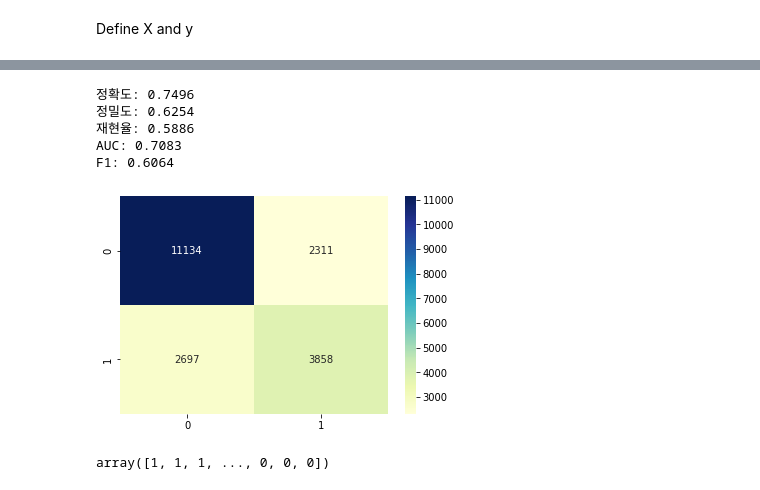
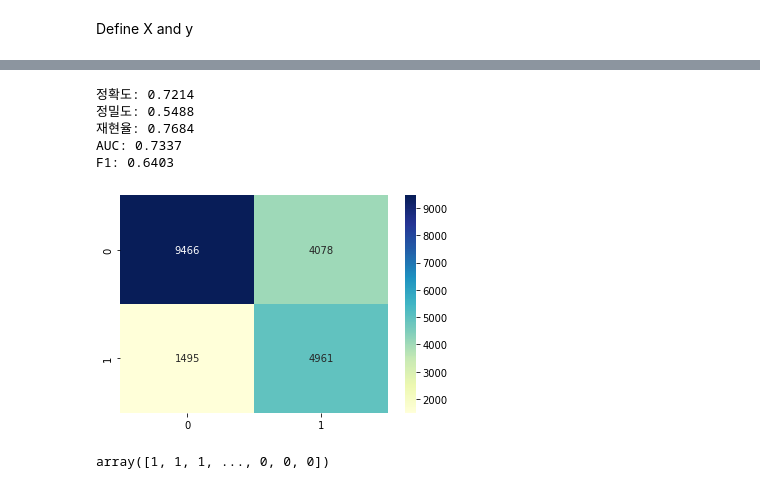
Before and after one commit to DaeYeongMonster/default-prediction, a Jupyter notebook: models/lightgbm1.ipynb, the cells around one changed output, grey strips where cells are left out. Cells and saved outputs as stored; diff of their text form; code cells hidden in the pictures.

Commit message:
lightgbm with RandomizedSearchCV - 2

```diff
--- a/models/lightgbm1.ipynb
+++ b/models/lightgbm1.ipynb
@@ -63,0 +180,8 @@ y_pred = lgbm.predict(X_valid)
+# %%
+from lightgbm import LGBMClassifier
+from sklearn.model_selection import RandomizedSearchCV, GridSearchCV
+lgbm = LGBMClassifier()
+
+clf = RandomizedSearchCV(lgbm,param_test, scoring='f1_macro',n_iter=100 )
+# %%
+clf.fit(X_train, y_train) # _ = gs.fit(X_train, y_train, **fit_params)
@@ -64,5 +225,7 @@ y_pred = lgbm.predict(X_valid)
+# %%
+y_pred = clf.predict(X_valid)
 # %%
 # y_valid가 1일 확률 출력
-y_pred_prob = lgbm.predict_proba(X_valid)
+y_pred_prob = clf.predict_proba(X_valid)
 y_pred_prob[:,1]
 # %% [output]
@@ -98,13 +263,13 @@ F1: 0.5596
 # %%
 # threshold 변경 및 성능 확인
-get_clf_eval(y_valid, y_pred_prob[:,1]>0.42)
+get_clf_eval(y_valid, y_pred_prob[:,1]>0.29)
 # %% [output]
-정확도: 0.7496
-정밀도: 0.6254
-재현율: 0.5886
-AUC: 0.7083
-F1: 0.6064
+정확도: 0.7214
+정밀도: 0.5488
+재현율: 0.7684
+AUC: 0.7337
+F1: 0.6403
-[figure, old version]
+[figure, new version]
 # %%
 # 제출 양식 다운로드
 submit = pd.read_csv(path + '/data/sample_submission.csv')
```
Also changed, not shown: parts of 19 cells of this notebook, 3 other files.
